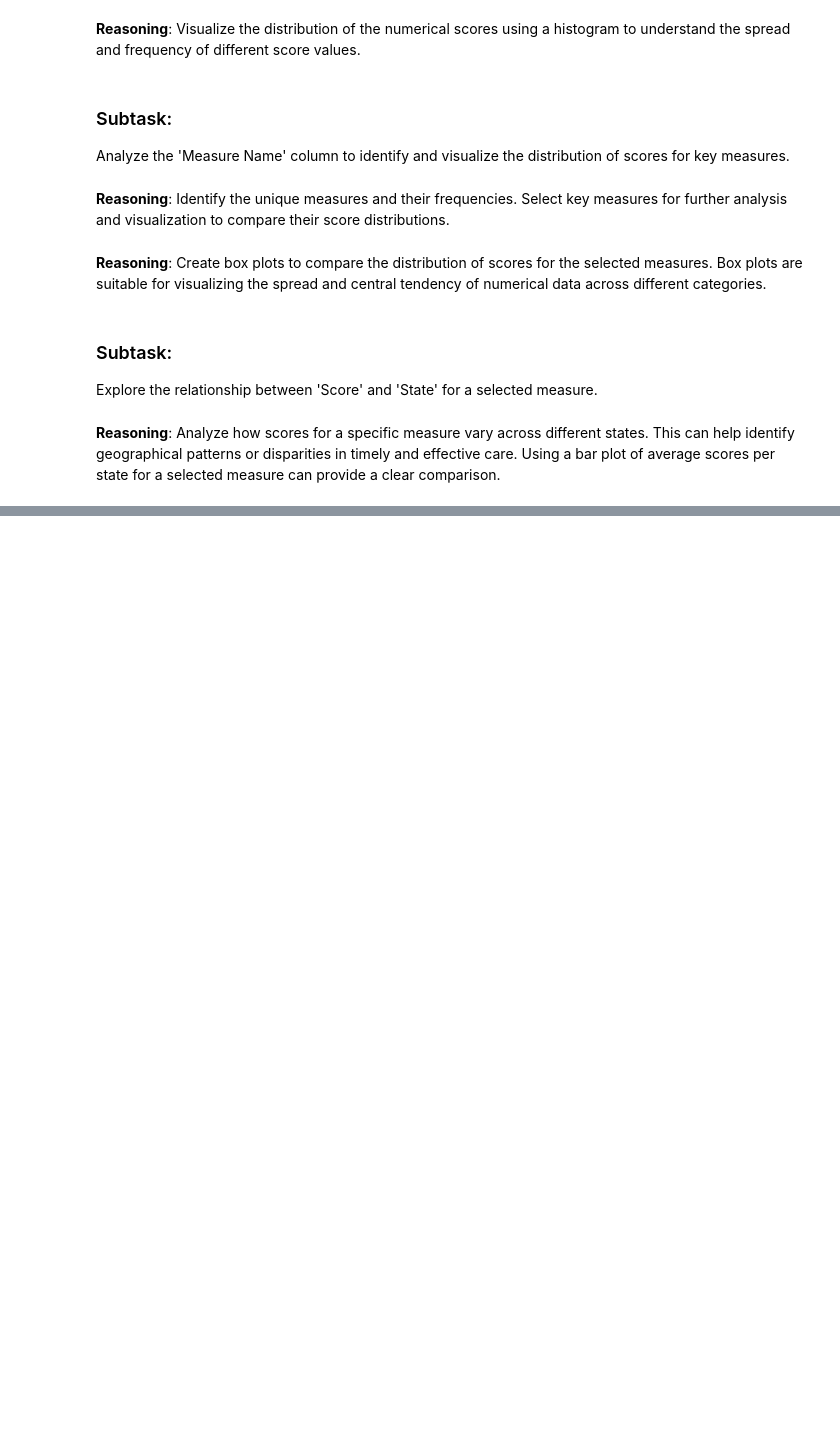
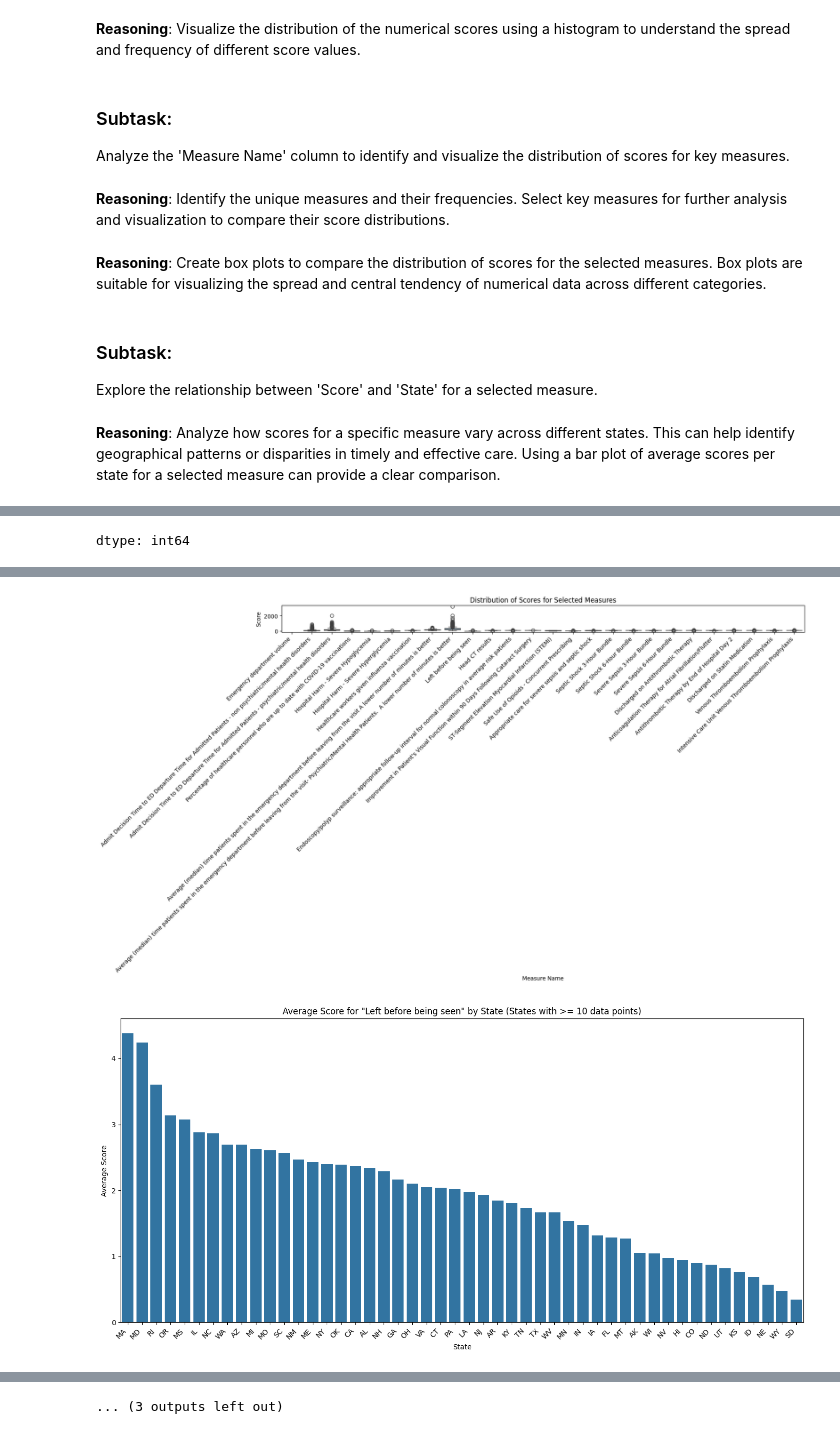
Before and after one commit to churamani2030dev/DSP, a Jupyter notebook: timely_and_effectively_care_hospital.ipynb, the cells around one changed output, grey strips where cells are left out. Saved outputs shown, nothing was run; the diff lists cells and outputs as text; code cells hidden in the pictures; blank space fills up the shorter version.

```diff
--- a/timely_and_effectively_care_hospital.ipynb
+++ b/timely_and_effectively_care_hospital.ipynb
@@ -899,0 +1424,76 @@ Analyze how scores for a specific measure vary across different states. This can
+# %%
+# Run all cells to verify the refactored code
+# Cell 1: Load and clean data
+file_path = '/content/Timely_and_Effective_Care-Hospital.csv'
+df_cleaned = load_and_clean_data(file_path)
+
+# Cell 2: Explore data
+explore_data(df_cleaned)
+
+# Cell 3: Visualize numerical score distribution
+plot_numerical_distribution(df_cleaned, 'Score_numeric', title='Distribution of Numerical Scores', xlabel='Score')
+
+# Cell 4: Analyze Measure Name and select key measures
+analyze_categorical_column(df_cleaned, 'Measure Name')
+if df_cleaned is not None:
+    measure_counts = df_cleaned['Measure Name'].value_counts()
+    selected_measures = measure_counts.head(5).index.tolist()
+    print("\nSelected measures for visualization:", selected_measures)
+else:
+    print("Cannot select measures: DataFrame is None.")
+
+# Cell 5: Create box plots for selected measures
+if 'selected_measures' in locals():
+    plot_categorical_numerical_relationship(
+        df_cleaned,
+        'Measure Name',
+        'Score_numeric',
+        threshold=1,
+        figsize=(18, 10),
+        title='Distribution of Scores for Selected Measures',
+        xlabel='Measure Name'
+    )
+else:
+    print("Selected measures not defined. Please run the previous cell.")
+
+# Cell 6: Explore relationship between Score and State for a selected measure
+selected_measure_for_state_analysis = 'Left before being seen'
+perform_state_analysis(df_cleaned, selected_measure_for_state_analysis, threshold=10, figsize=(14, 7))
+
+# Cell 7: Perform correlation analysis
+numerical_cols_for_corr = ['Score_numeric', 'ZIP Code']
+correlation_matrix = perform_correlation_analysis(df_cleaned, numerical_cols_for_corr)
+if correlation_matrix is not None:
+    print("\nCorrelation Matrix:")
+    display(correlation_matrix)
+
+# Cell 8: Summarize deeper insights (Manual summary based on analysis results)
+summary_text = """
+Summary of Key Insights on Factors Influencing Timely and Effective Care Scores:
+
+Correlation Analysis (Numerical Variables):
+-------------------------------------------
+The correlation analysis between 'Score_numeric' and 'ZIP Code' showed a very weak negative correlation (-0.03).
+This suggests that there is almost no linear relationship between the numerical score and the ZIP code.
+It's important to note that ZIP code is a geographical identifier, and this analysis primarily looks for linear relationships.
+Other geographical factors or non-linear relationships might exist but are not captured by this simple correlation.
+
+Exploration of Categorical Variables:
+-------------------------------------
+The box plots for 'State' revealed variations in the distribution of 'Score_numeric' across different states.
+Some states appear to have generally higher or lower median scores and different levels of variability (spread) compared to others.
+The 'Condition' box plots indicated that timely and effective care scores vary significantly depending on the medical condition being treated.
+Different conditions show distinct distributions of scores, suggesting that the nature of the condition is a key factor.
+Similarly, the 'Measure Name' box plots clearly demonstrated that scores differ substantially across various timely and effective care measures.
+Each measure focuses on a specific aspect of care, and their unique score distributions highlight that performance varies depending on the specific metric being evaluated.
+
+Synthesized Insights and Limitations:
+------------------------------------
+Based on this analysis, categorical factors such as the 'State', 'Condition', and 'Measure Name' appear to have a more discernible influence on timely and effective care scores compared to the numerical 'ZIP Code' (as a single numerical variable).
+The variations in scores observed across different states, conditions, and measures suggest that both geographical location, the type of medical issue, and the specific care metric are important determinants of timely and effective care performance.
+However, this analysis is limited. We have only explored a few variables and their individual relationships with the score.
+Further analysis is needed to understand potential interactions between these factors and the influence of other columns in the dataset ('Facility ID', 'Facility Name', 'City/Town', 'County/Parish').
+Additionally, 'ZIP Code' as a single numerical variable might not fully capture the complexity of geographical influence; a more detailed spatial analysis could be beneficial.
+"""
+summarize_analysis_findings(summary_text)
+# %% [output]
@@ -899,0 +1543 @@ Analyze how scores for a specific measure vary across different states. This can
+dtype: int64
@@ -899,0 +1562,2 @@ Analyze how scores for a specific measure vary across different states. This can
+[figure, added]
+[figure, added]
@@ -899,0 +1565 @@ Analyze how scores for a specific measure vary across different states. This can
+... (3 outputs left out)
```
Also changed, not shown: parts of 48 cells of this notebook.
